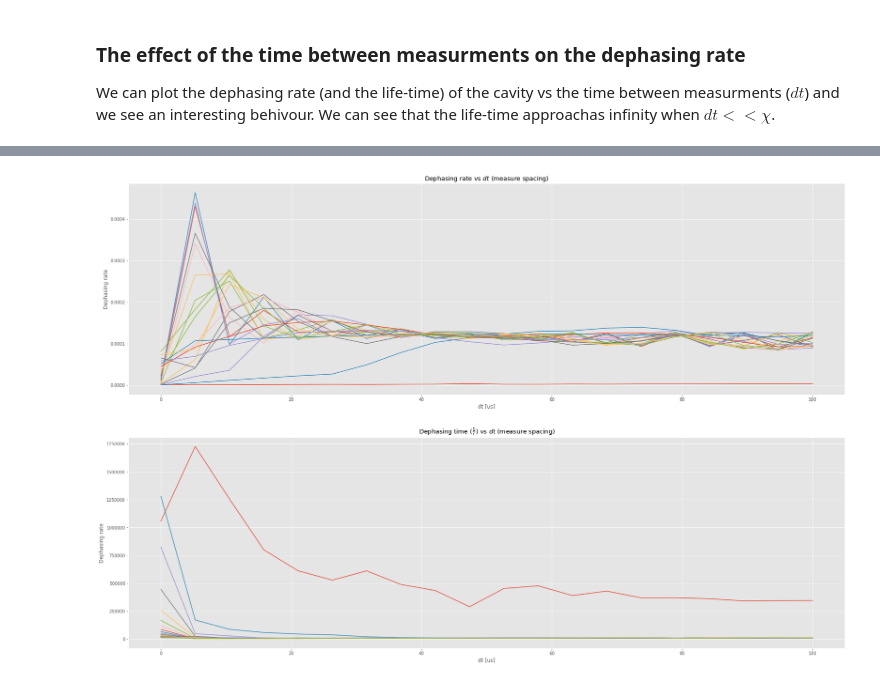
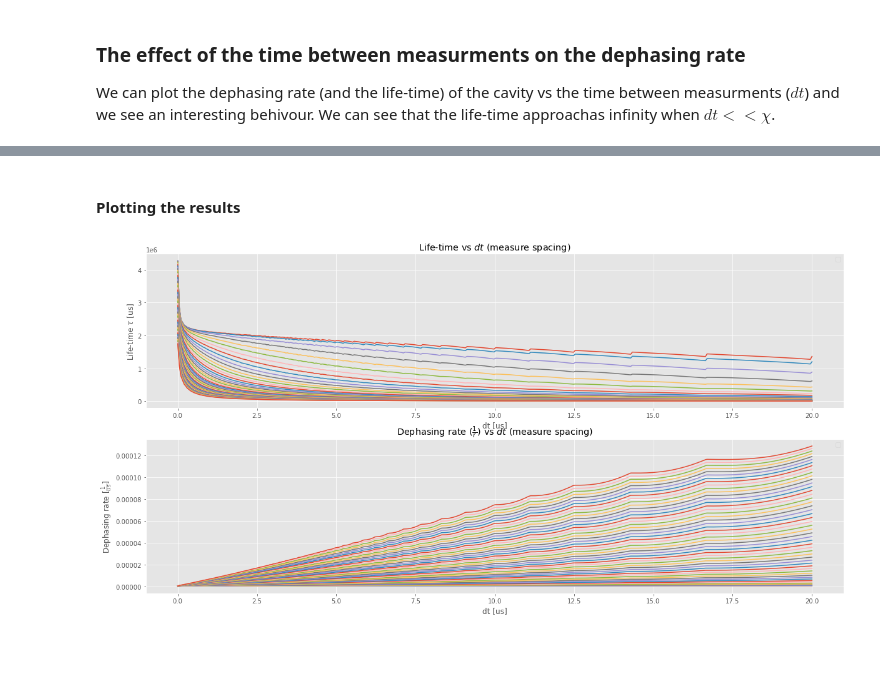
Before and after one commit to DanielCohenHillel/Cavity-Analysis, a Jupyter notebook: dephasing/dephasing.ipynb, the cells around one changed output, grey strips where cells are left out. Cells and saved outputs as stored; diff of their text form; code cells hidden in the pictures; blank space fills up the shorter version.

Commit message:
Clean up and got final results and conclusions

```diff
--- a/dephasing/dephasing.ipynb
+++ b/dephasing/dephasing.ipynb
@@ -307,0 +170,16 @@ decay_rate = np.reshape(results, (pnts, chi_pnts))
+# %%
+t_tot    = 20  # The largest value of dt to simulate (in micro-seconds)
+t_max    = np.argmin(abs(tlist-t_tot))
+
+dt_pnts  = min(400, t_max)  # Number of values of dt to simulate  (can't be more than the amount of points there are in tlist)
+chi_pnts = 50              # Number of values of chi_e to simulate
+
+dt_list    = np.linspace(2, t_max, dt_pnts, dtype=int)
+chi_e_list = np.linspace(0, 0.15, chi_pnts)
+
+param_range = list(product(dt_list,chi_e_list))
+
+with Pool(20) as p:
+    results = p.map(calc_lifetime, param_range)
+
+tau = np.reshape(results, (dt_pnts, chi_pnts))  # The life time of the cavity
@@ -308,23 +198,26 @@ decay_rate = np.reshape(results, (pnts, chi_pnts))
+# %% [markdown]
+#### Plotting the results
 # %%
-fig, (ax1, ax2) = plt.subplots(2, figsize=(30, 20))
-# --- Decay rate graphs ---
-ax1.set_title('Dephasing rate vs $dt$ (measure spacing)')
+fig, (ax1, ax2) = plt.subplots(2, figsize=(20, 10))
+
+# ====== Life time graphs ======
+ax1.set_title('Life-time vs $dt$ (measure spacing)')
 ax1.set_xlabel(r'dt [us]')
-ax1.set_ylabel('Dephasing rate')
-# ax1.plot(np.linspace(tlist[0], tlist[t_max], len(decay_rate)), decay_rate, label='Decay rate')
-ax1.plot(np.linspace(tlist[0], tlist[t_max], len(decay_rate)), decay_rate, label='Decay rate')
-# ax1.axvline(1/chi_e, color='black', label=r'$\frac{1}{\chi_e}$')
-# ax1.legend()
+ax1.set_ylabel(r'Life-time $\tau$ [us]')
+ax1.legend([f'$\chi=${chi}' for chi in chi_e_list])
 
-# --- Life time graphs ---
-ax2.set_title(r'Dephasing time ($\frac{1}{r}$) vs $dt$ (measure spacing)')
+ax1.plot(np.linspace(tlist[0], tlist[t_max], len(tau)), tau)
+
+# ====== Decay rate graphs ======
+ax2.set_title(r'Dephasing rate ($\frac{1}{r}$) vs $dt$ (measure spacing)')
 ax2.set_xlabel(r'dt [us]')
-ax2.set_ylabel('Dephasing rate')
-ax2.plot(np.linspace(tlist[0], tlist[t_max], len(decay_rate)), 1/np.array(decay_rate), label='Life time')
-# ax2.axvline(1/chi_e, color='black', label=r'$\frac{1}{\chi_e}$')
-# ax2.legend()
+ax2.set_ylabel(r'Dephasing rate [$\frac{1}{us}$]')
+ax2.legend([f'$\chi=${chi}' for chi in chi_e_list])
+
+ax2.plot(np.linspace(tlist[0], tlist[t_max], len(tau)), 1/np.array(tau), label='Life time')
+
 
 plt.subplots_adjust(hspace=0.2)
 plt.show()
 # %% [output]
-[figure, old version]
+[figure, new version]
```
Also changed, not shown: parts of 46 cells of this notebook, 2 other files.
